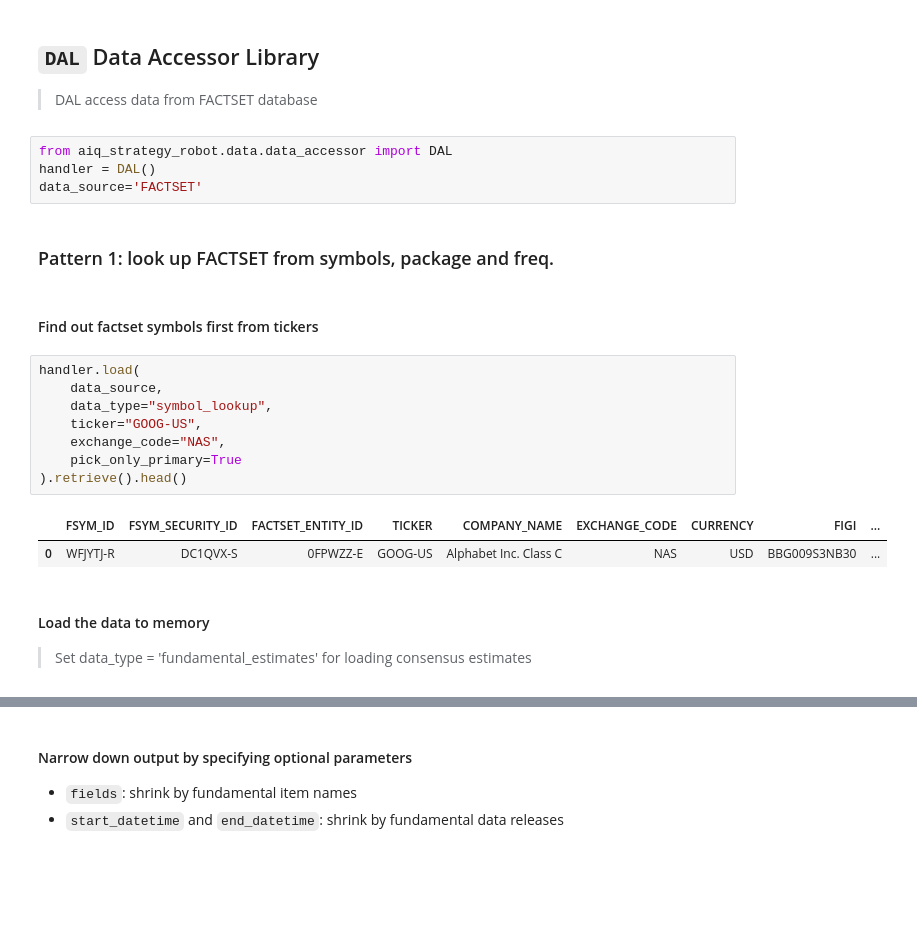
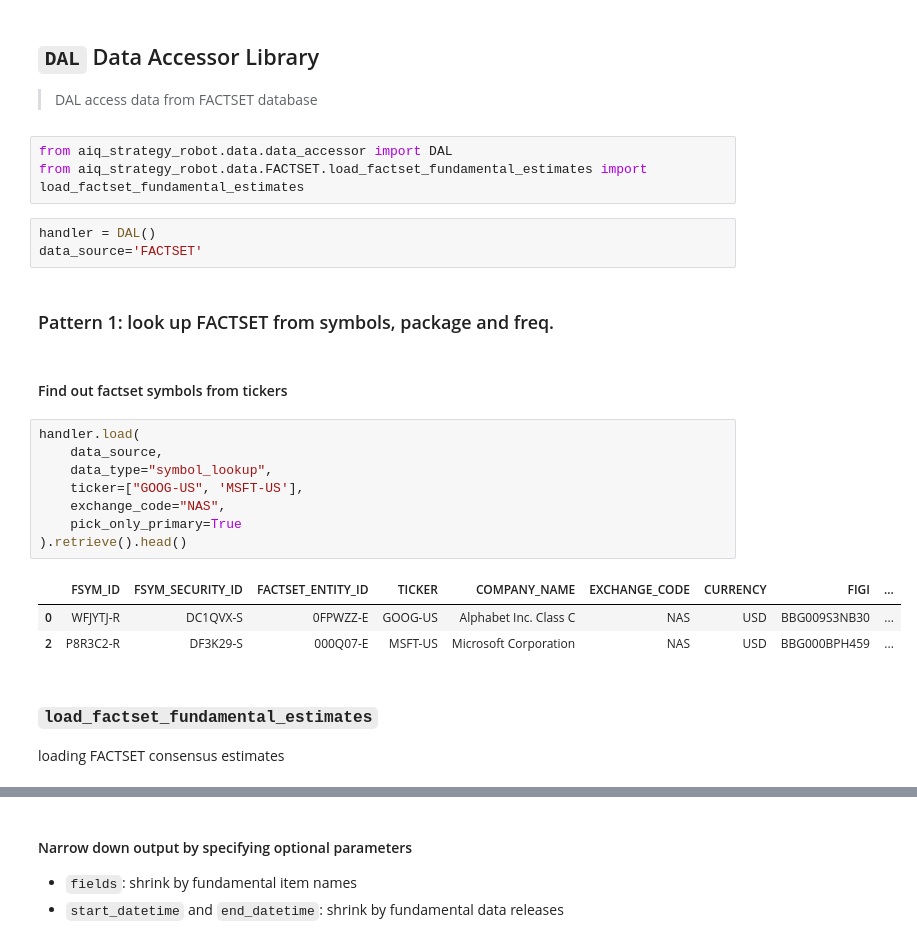
Before and after one commit to aiqindex/sample_notebooks, a Jupyter notebook: load_fundamental_consensus_factset_data.ipynb, the cells around one changed output, grey strips where cells are left out. Cells and saved outputs as stored; diff of their text form; blank space fills up the shorter version.

```diff
--- a/load_fundamental_consensus_factset_data.ipynb
+++ b/load_fundamental_consensus_factset_data.ipynb
@@ -10,23 +10,26 @@ This sample show how to achieve the following operation with a simple interface
 > DAL access data from FACTSET database
 # %%
 from aiq_strategy_robot.data.data_accessor import DAL
-handler = DAL()
-data_source='FACTSET'
+from aiq_strategy_robot.data.FACTSET.load_factset_fundamental_estimates import load_factset_fundamental_estimates
+# %%
+handler = DAL()
+data_source='FACTSET'
 # %% [markdown]
 ### Pattern 1: look up FACTSET from symbols, package and freq.
 # %% [markdown]
-#### Find out factset symbols first from tickers
+#### Find out factset symbols from tickers
 # %%
 handler.load(
     data_source,
     data_type="symbol_lookup",
-    ticker="GOOG-US",
+    ticker=["GOOG-US", 'MSFT-US'],
     exchange_code="NAS",
     pick_only_primary=True
 ).retrieve().head()
 # %% [output]
 |  | FSYM_ID | FSYM_SECURITY_ID | FACTSET_ENTITY_ID | TICKER | COMPANY_NAME | EXCHANGE_CODE | CURRENCY | FIGI | ... |
 | 0 | WFJYTJ-R | DC1QVX-S | 0FPWZZ-E | GOOG-US | Alphabet Inc. Class C | NAS | USD | BBG009S3NB30 | ... |
+| 2 | P8R3C2-R | DF3K29-S | 000Q07-E | MSFT-US | Microsoft Corporation | NAS | USD | BBG000BPH459 | ... |
 # %% [markdown]
-####  Load the data to memory
-> Set data_type = 'fundamental_estimates' for loading consensus estimates
+### `load_factset_fundamental_estimates`
+loading FACTSET consensus estimates
```
Also changed, not shown: parts of 5 cells of this notebook, 4 other files.
